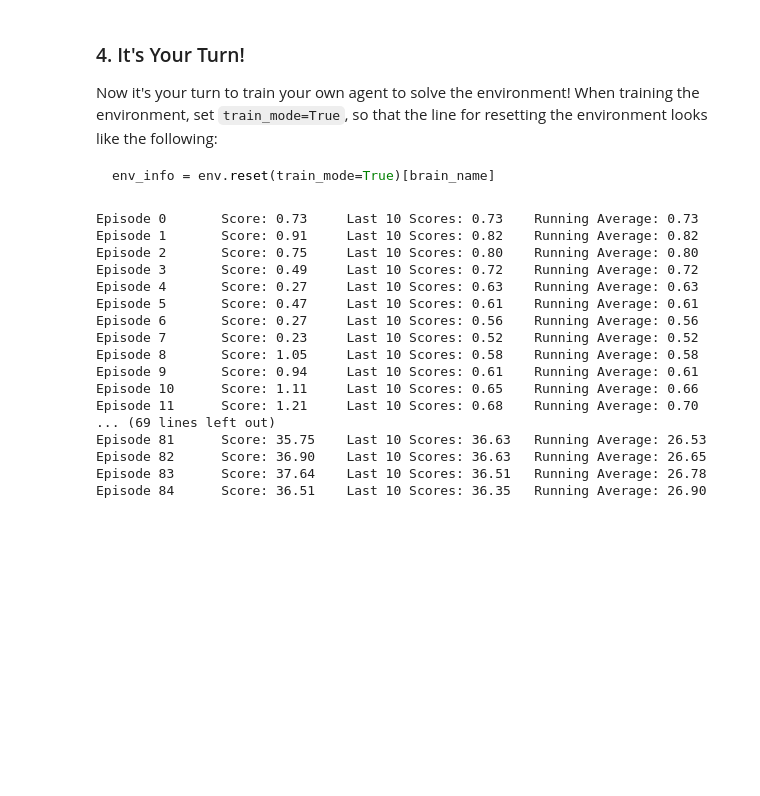
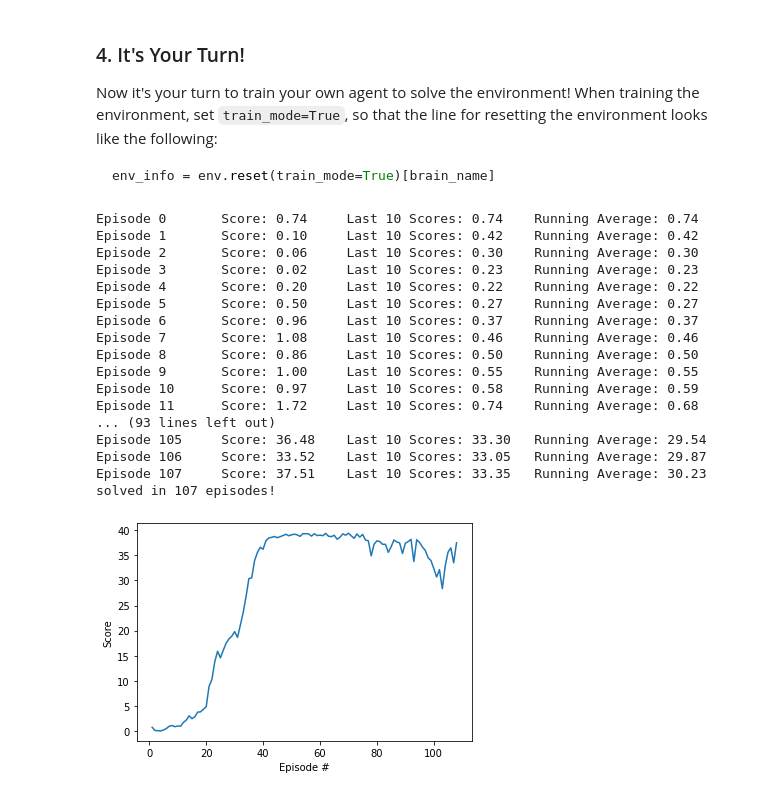
Before and after one commit to ahgit2021/deep-reinforcement-learning, a Jupyter notebook: p2_continuous-control/Continuous_Control.ipynb, the cells around one changed output. Drawn from its saved outputs; the diff is of its cells as text; code cells hidden in the pictures; blank space fills up the shorter version.

```diff
--- a/p2_continuous-control/Continuous_Control.ipynb
+++ b/p2_continuous-control/Continuous_Control.ipynb
@@ -141,22 +138,34 @@ importlib.reload(train)
 from agent import Agent
 # %%
 num_episodes = 300
-train.train_agent(env, num_episodes)
+scores = train.train_agent(env, num_episodes)
 # %% [output]
-Episode 0       Score: 0.73     Last 10 Scores: 0.73    Running Average: 0.73
-Episode 1       Score: 0.91     Last 10 Scores: 0.82    Running Average: 0.82
-Episode 2       Score: 0.75     Last 10 Scores: 0.80    Running Average: 0.80
-Episode 3       Score: 0.49     Last 10 Scores: 0.72    Running Average: 0.72
-Episode 4       Score: 0.27     Last 10 Scores: 0.63    Running Average: 0.63
-Episode 5       Score: 0.47     Last 10 Scores: 0.61    Running Average: 0.61
-Episode 6       Score: 0.27     Last 10 Scores: 0.56    Running Average: 0.56
-Episode 7       Score: 0.23     Last 10 Scores: 0.52    Running Average: 0.52
-Episode 8       Score: 1.05     Last 10 Scores: 0.58    Running Average: 0.58
-Episode 9       Score: 0.94     Last 10 Scores: 0.61    Running Average: 0.61
-Episode 10      Score: 1.11     Last 10 Scores: 0.65    Running Average: 0.66
-Episode 11      Score: 1.21     Last 10 Scores: 0.68    Running Average: 0.70
-... (69 lines left out)
-Episode 81      Score: 35.75    Last 10 Scores: 36.63   Running Average: 26.53
-Episode 82      Score: 36.90    Last 10 Scores: 36.63   Running Average: 26.65
-Episode 83      Score: 37.64    Last 10 Scores: 36.51   Running Average: 26.78
-Episode 84      Score: 36.51    Last 10 Scores: 36.35   Running Average: 26.90
+Episode 0       Score: 0.74     Last 10 Scores: 0.74    Running Average: 0.74
+Episode 1       Score: 0.10     Last 10 Scores: 0.42    Running Average: 0.42
+Episode 2       Score: 0.06     Last 10 Scores: 0.30    Running Average: 0.30
+Episode 3       Score: 0.02     Last 10 Scores: 0.23    Running Average: 0.23
+Episode 4       Score: 0.20     Last 10 Scores: 0.22    Running Average: 0.22
+Episode 5       Score: 0.50     Last 10 Scores: 0.27    Running Average: 0.27
+Episode 6       Score: 0.96     Last 10 Scores: 0.37    Running Average: 0.37
+Episode 7       Score: 1.08     Last 10 Scores: 0.46    Running Average: 0.46
+Episode 8       Score: 0.86     Last 10 Scores: 0.50    Running Average: 0.50
+Episode 9       Score: 1.00     Last 10 Scores: 0.55    Running Average: 0.55
+Episode 10      Score: 0.97     Last 10 Scores: 0.58    Running Average: 0.59
+Episode 11      Score: 1.72     Last 10 Scores: 0.74    Running Average: 0.68
+... (93 lines left out)
+Episode 105     Score: 36.48    Last 10 Scores: 33.30   Running Average: 29.54
+Episode 106     Score: 33.52    Last 10 Scores: 33.05   Running Average: 29.87
+Episode 107     Score: 37.51    Last 10 Scores: 33.35   Running Average: 30.23
+solved in 107 episodes!
+# %%
+import matplotlib.pyplot as plt
+%matplotlib inline
+
+fig = plt.figure()
+ax = fig.add_subplot(111)
+plt.plot(np.arange(1, len(scores)+1), scores)
+plt.ylabel('Score')
+plt.xlabel('Episode #')
+plt.show()
+# %% [output]
+[figure, added]
```
Also changed, not shown: parts of 4 cells of this notebook.
